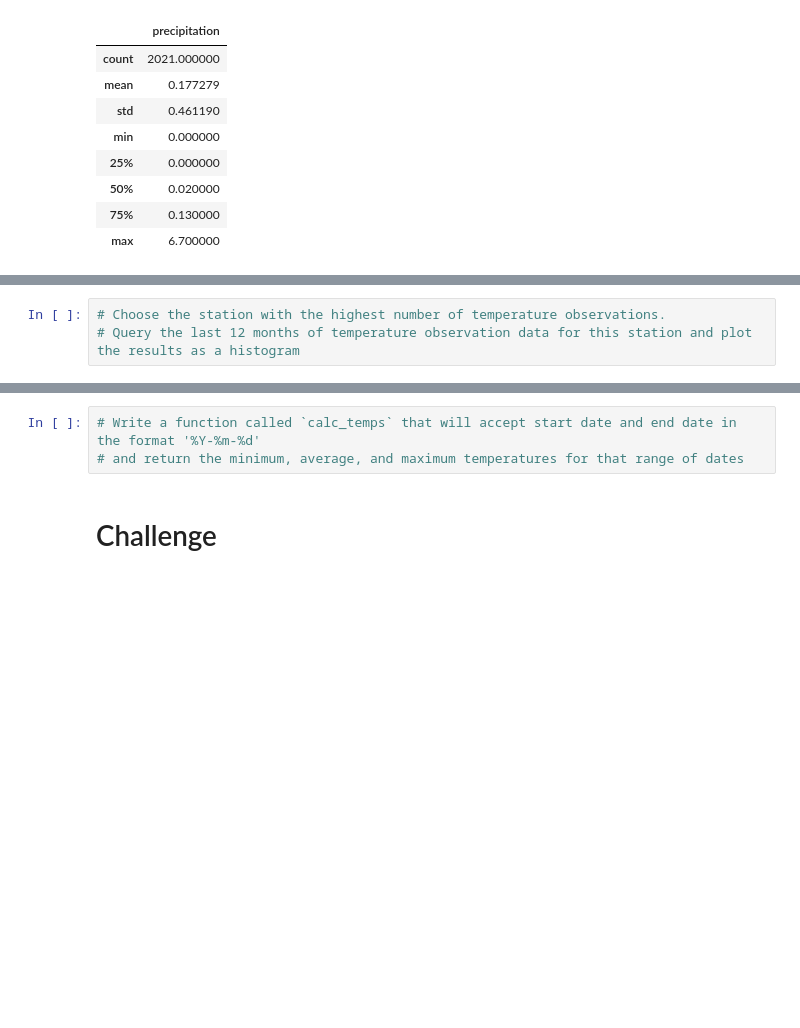
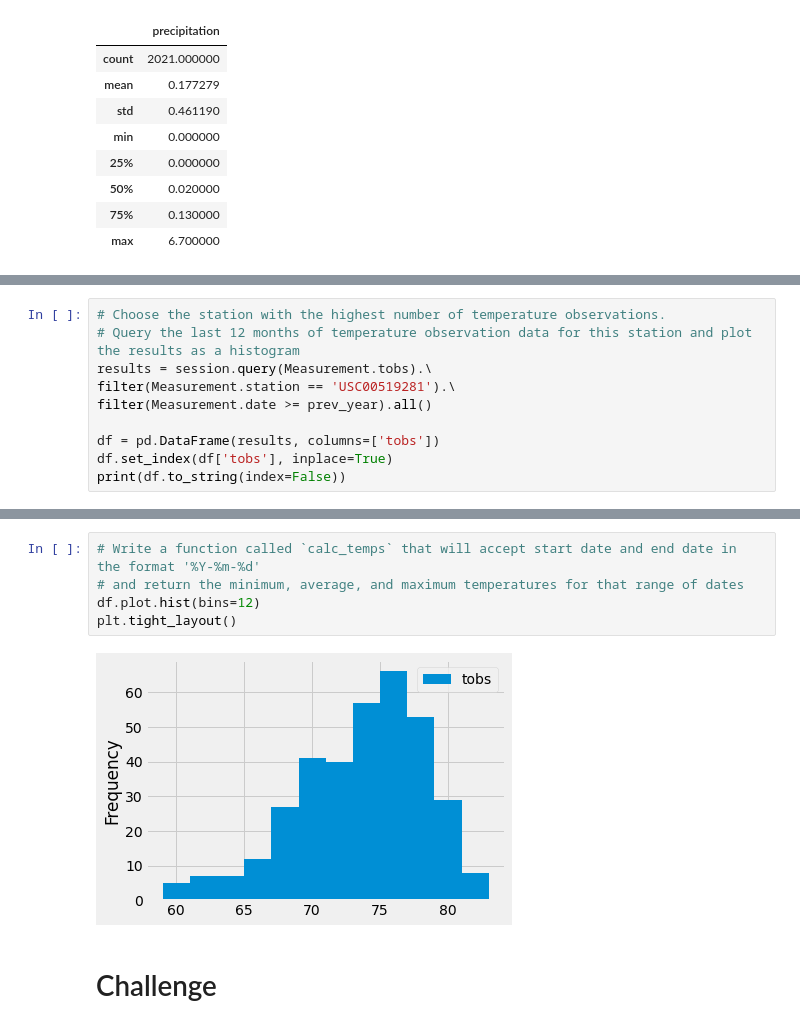
Before and after one commit to gneas/surfs_up, a Jupyter notebook: climate_analysis.ipynb, the cells around one changed output, grey strips where cells are left out. Saved outputs shown, nothing was run; the diff lists cells and outputs as text; blank space fills up the shorter version.

```diff
--- a/climate_analysis.ipynb
+++ b/climate_analysis.ipynb
@@ -104,3 +123,10 @@ df.describe()
 # %%
 # Choose the station with the highest number of temperature observations.
 # Query the last 12 months of temperature observation data for this station and plot the results as a histogram
+results = session.query(Measurement.tobs).\
+filter(Measurement.station == 'USC00519281').\
+filter(Measurement.date >= prev_year).all()
+
+df = pd.DataFrame(results, columns=['tobs'])
+df.set_index(df['tobs'], inplace=True)
+print(df.to_string(index=False))
@@ -107,5 +151,9 @@ df.describe()
 # %%
 # Write a function called `calc_temps` that will accept start date and end date in the format '%Y-%m-%d'
 # and return the minimum, average, and maximum temperatures for that range of dates
+df.plot.hist(bins=12)
+plt.tight_layout()
+# %% [output]
+[figure, added]
 # %% [markdown]
 # Challenge
```
Also changed, not shown: parts of 4 cells of this notebook.
